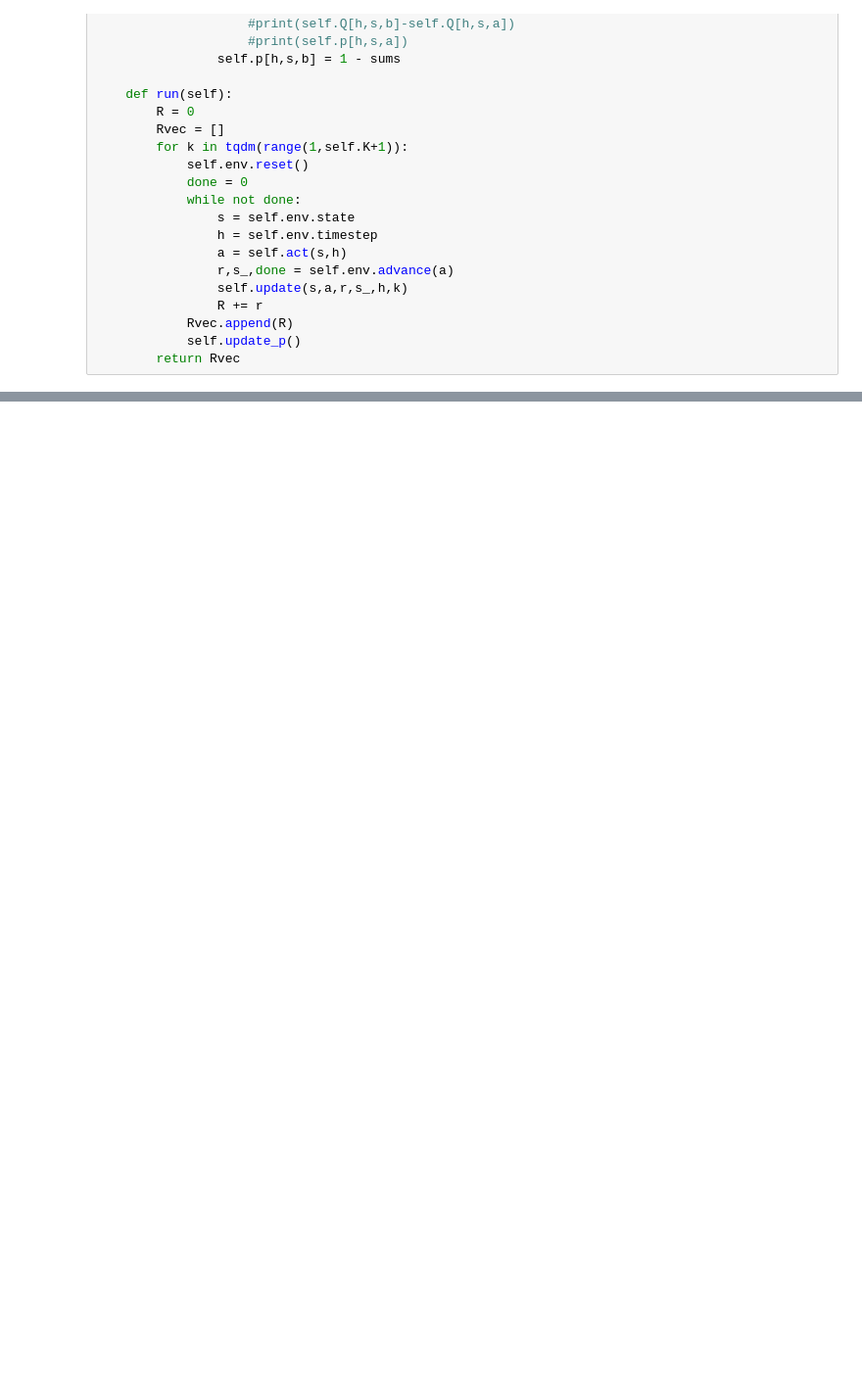
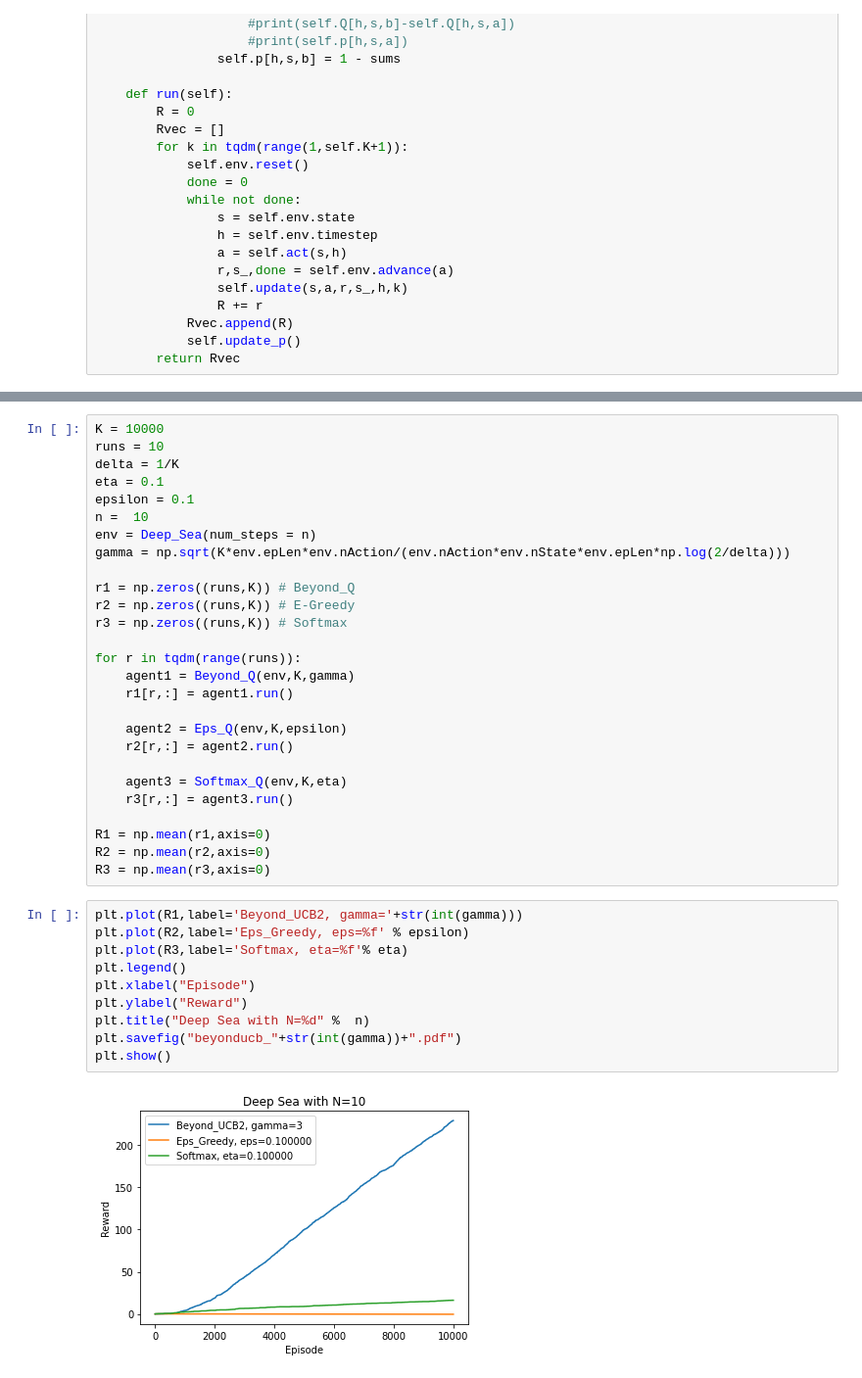
Before and after one commit to aa14k/Exploration-in-RL, a Jupyter notebook: Exploration_Project_RL1/Beyond_UCB.ipynb, the cells around one changed output, grey strips where cells are left out. Shown at 98% size. Saved outputs shown, nothing was run; the diff lists cells and outputs as text; blank space fills up the shorter version.

```diff
--- a/Exploration_Project_RL1/Beyond_UCB.ipynb
+++ b/Exploration_Project_RL1/Beyond_UCB.ipynb
@@ -338 +499,40 @@ class Beyond_Q(object):
+# %%
+K = 10000
+runs = 10
+delta = 1/K
+eta = 0.1
+epsilon = 0.1
+n =  10
+env = Deep_Sea(num_steps = n)
+gamma = np.sqrt(K*env.epLen*env.nAction/(env.nAction*env.nState*env.epLen*np.log(2/delta)))
+
+r1 = np.zeros((runs,K)) # Beyond_Q
+r2 = np.zeros((runs,K)) # E-Greedy
+r3 = np.zeros((runs,K)) # Softmax
+
+for r in tqdm(range(runs)):
+    agent1 = Beyond_Q(env,K,gamma)
+    r1[r,:] = agent1.run()
+
+    agent2 = Eps_Q(env,K,epsilon)
+    r2[r,:] = agent2.run()
+
+    agent3 = Softmax_Q(env,K,eta)
+    r3[r,:] = agent3.run()
+
+R1 = np.mean(r1,axis=0)
+R2 = np.mean(r2,axis=0)
+R3 = np.mean(r3,axis=0)
+# %%
+plt.plot(R1,label='Beyond_UCB2, gamma='+str(int(gamma)))
+plt.plot(R2,label='Eps_Greedy, eps=%f' % epsilon)
+plt.plot(R3,label='Softmax, eta=%f'% eta)
+plt.legend()
+plt.xlabel("Episode")
+plt.ylabel("Reward")
+plt.title("Deep Sea with N=%d" %  n)
+plt.savefig("beyonducb_"+str(int(gamma))+".pdf")
+plt.show()
+# %% [output]
+[figure, added]
 # %%
```
Also changed, not shown: parts of 14 cells of this notebook, 3 other files.
